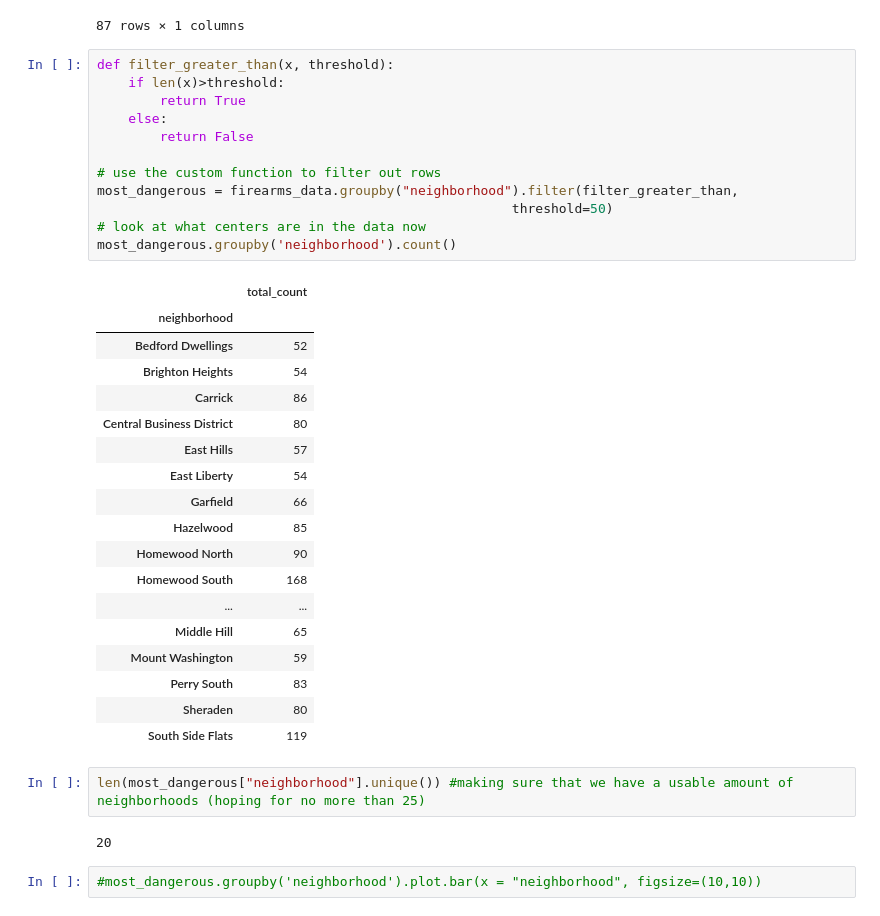
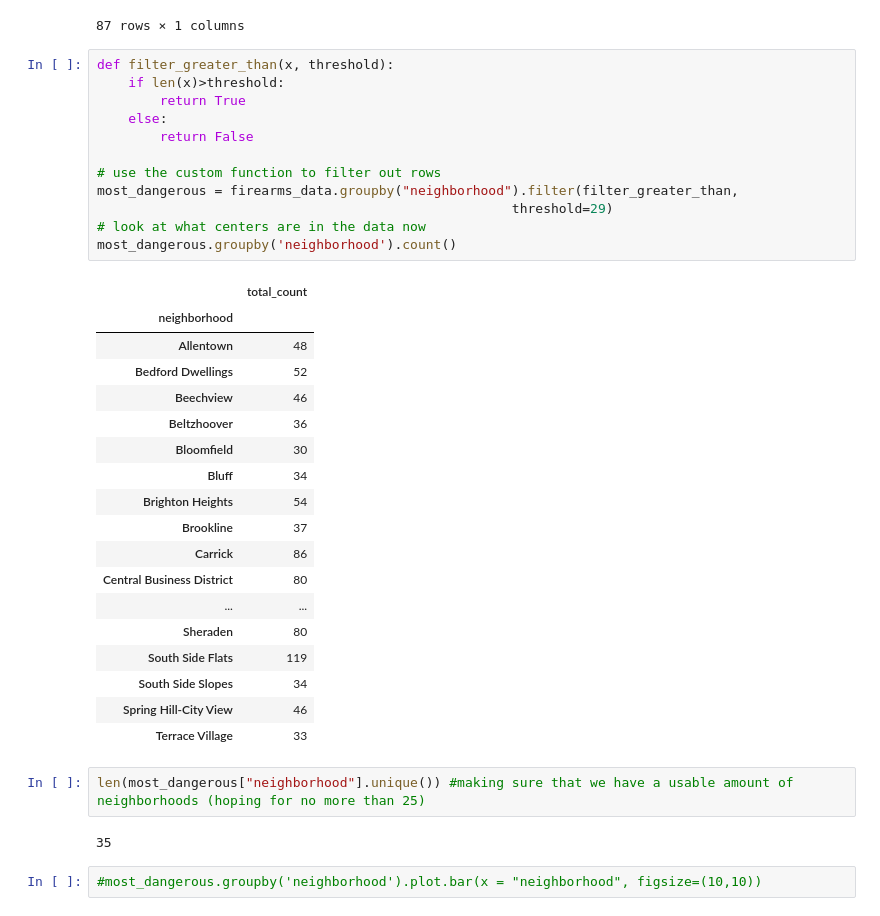
Before and after one commit to CalTsai77/Python-Data-Analysis-with-pandas-, a Jupyter notebook: Emily_personal_notebook.ipynb, the cells around one changed output. Drawn from its saved outputs; the diff is of its cells as text.

```diff
--- a/Emily_personal_notebook.ipynb
+++ b/Emily_personal_notebook.ipynb
@@ -57,38 +57,38 @@ firearms_data.groupby("neighborhood").count()
 # %%
 def filter_greater_than(x, threshold):
     if len(x)>threshold:
         return True
     else:
         return False
 
 # use the custom function to filter out rows
 most_dangerous = firearms_data.groupby("neighborhood").filter(filter_greater_than,
-                                                     threshold=50)
+                                                     threshold=29)
 # look at what centers are in the data now
 most_dangerous.groupby('neighborhood').count()
 # %% [output]
 |  | total_count |
 | neighborhood |  |
+| Allentown | 48 |
 | Bedford Dwellings | 52 |
+| Beechview | 46 |
+| Beltzhoover | 36 |
+| Bloomfield | 30 |
+| Bluff | 34 |
 | Brighton Heights | 54 |
+| Brookline | 37 |
 | Carrick | 86 |
 | Central Business District | 80 |
-| East Hills | 57 |
-| East Liberty | 54 |
-| Garfield | 66 |
-| Hazelwood | 85 |
-| Homewood North | 90 |
-| Homewood South | 168 |
 | ... | ... |
-| Middle Hill | 65 |
-| Mount Washington | 59 |
-| Perry South | 83 |
 | Sheraden | 80 |
 | South Side Flats | 119 |
+| South Side Slopes | 34 |
+| Spring Hill-City View | 46 |
+| Terrace Village | 33 |
 # %%
 len(most_dangerous["neighborhood"].unique()) #making sure that we have a usable amount of neighborhoods (hoping for no more than 25)
 # %% [output]
-20
+35
 # %%
 #most_dangerous.groupby('neighborhood').plot.bar(x = "neighborhood", figsize=(10,10))
 # %% [markdown]
```
Also changed, not shown: parts of 1 cell of this notebook, 9 other files.
